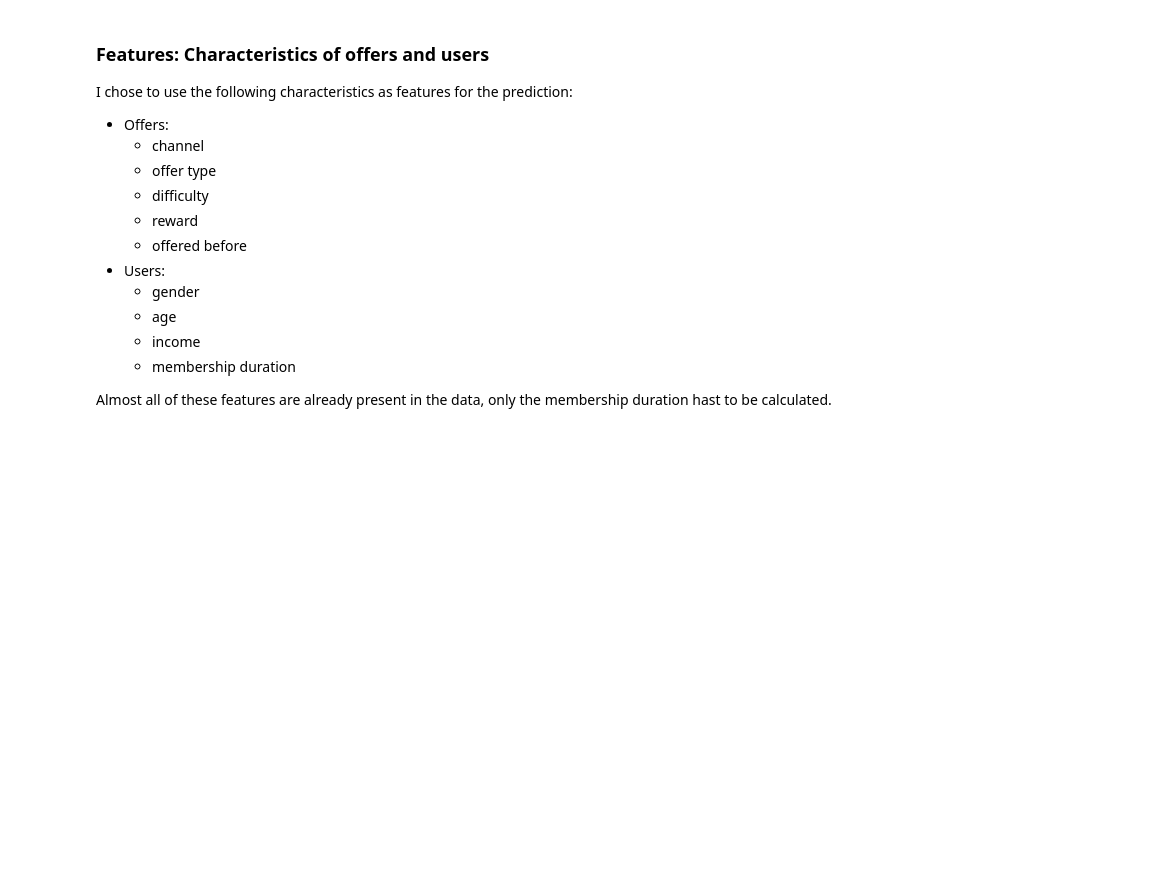
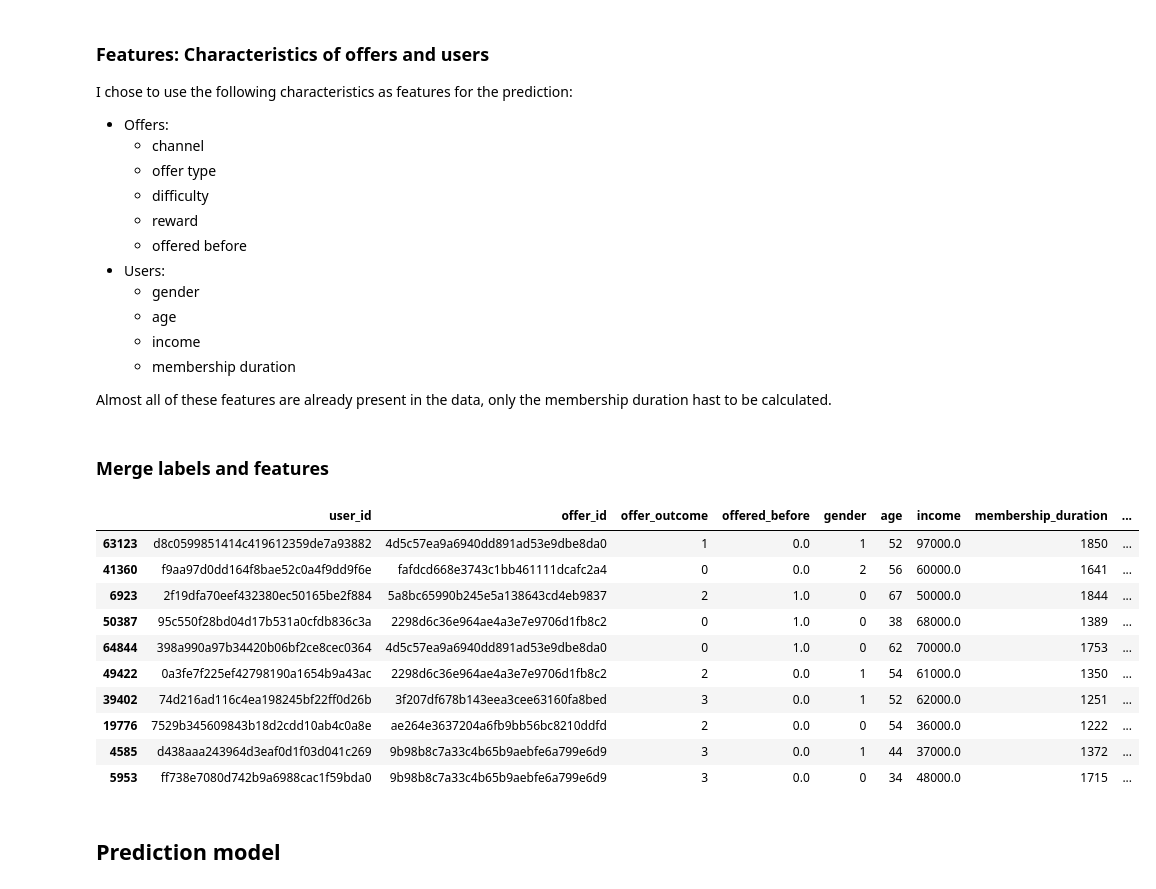
Before and after one commit to zoraaroz/marketing-success-prediction, a Jupyter notebook: outcome_classification.ipynb, the cells around one changed output. Cells and saved outputs as stored; diff of their text form; code cells hidden in the pictures; blank space fills up the shorter version.

Commit message:
code: Finalise prediction model

```diff
--- a/outcome_classification.ipynb
+++ b/outcome_classification.ipynb
@@ -455,10 +473,38 @@ I chose to use the following characteristics as features for the prediction:
 Almost all of these features are already present in the data, only the membership duration hast to be calculated.
 # %%
 # create feature for membership duration
-profile['membership_duration'] = pd.to_datetime(date.today()) - profile.became_member_on
+profile['membership_duration'] = ((pd.to_datetime(date.today()) - profile.became_member_on)/np.timedelta64(1, 'D')).astype(int)
+# %%
+# convert gender to numeric
+profile.replace('F', 0, inplace = True)
+profile.replace('M', 1, inplace = True)
+profile.replace('O', 2, inplace = True)
+# %%
+# convert offer types to numeric
+portfolio.replace('bogo', 0, inplace = True)
+portfolio.replace('informational', 1, inplace = True)
+portfolio.replace('discount', 2, inplace = True)
+# %% [markdown]
+### Merge labels and features
 # %%
 # merge all labels and features to one dataframe
 features_labels = outcome_df.merge(profile[['user_id','gender', 'age', 'income', 'membership_duration']],
-                 how = 'left', on = 'user_id')
+                 how = 'inner', on = 'user_id')
 features_labels = features_labels.merge(portfolio[['offer_id', 'email', 'mobile', 'social', 'web', 'offer_type', 'difficulty', 'reward']],
-                 how = 'left', on = 'offer_id')
+                 how = 'inner', on = 'offer_id')
+# %%
+features_labels.sample(10)
+# %% [output]
+|  | user_id | offer_id | offer_outcome | offered_before | gender | age | income | membership_duration | ... |
+| 63123 | d8c0599851414c419612359de7a93882 | 4d5c57ea9a6940dd891ad53e9dbe8da0 | 1 | 0.0 | 1 | 52 | 97000.0 | 1850 | ... |
+| 41360 | f9aa97d0dd164f8bae52c0a4f9dd9f6e | fafdcd668e3743c1bb461111dcafc2a4 | 0 | 0.0 | 2 | 56 | 60000.0 | 1641 | ... |
+| 6923 | 2f19dfa70eef432380ec50165be2f884 | 5a8bc65990b245e5a138643cd4eb9837 | 2 | 1.0 | 0 | 67 | 50000.0 | 1844 | ... |
+| 50387 | 95c550f28bd04d17b531a0cfdb836c3a | 2298d6c36e964ae4a3e7e9706d1fb8c2 | 0 | 1.0 | 0 | 38 | 68000.0 | 1389 | ... |
+| 64844 | 398a990a97b34420b06bf2ce8cec0364 | 4d5c57ea9a6940dd891ad53e9dbe8da0 | 0 | 1.0 | 0 | 62 | 70000.0 | 1753 | ... |
+| 49422 | 0a3fe7f225ef42798190a1654b9a43ac | 2298d6c36e964ae4a3e7e9706d1fb8c2 | 2 | 0.0 | 1 | 54 | 61000.0 | 1350 | ... |
+| 39402 | 74d216ad116c4ea198245bf22ff0d26b | 3f207df678b143eea3cee63160fa8bed | 3 | 0.0 | 1 | 52 | 62000.0 | 1251 | ... |
+| 19776 | 7529b345609843b18d2cdd10ab4c0a8e | ae264e3637204a6fb9bb56bc8210ddfd | 2 | 0.0 | 0 | 54 | 36000.0 | 1222 | ... |
+| 4585 | d438aaa243964d3eaf0d1f03d041c269 | 9b98b8c7a33c4b65b9aebfe6a799e6d9 | 3 | 0.0 | 1 | 44 | 37000.0 | 1372 | ... |
+| 5953 | ff738e7080d742b9a6988cac1f59bda0 | 9b98b8c7a33c4b65b9aebfe6a799e6d9 | 3 | 0.0 | 0 | 34 | 48000.0 | 1715 | ... |
+# %% [markdown]
+## Prediction model
```
Also changed, not shown: parts of 12 cells of this notebook, 1 other file.
